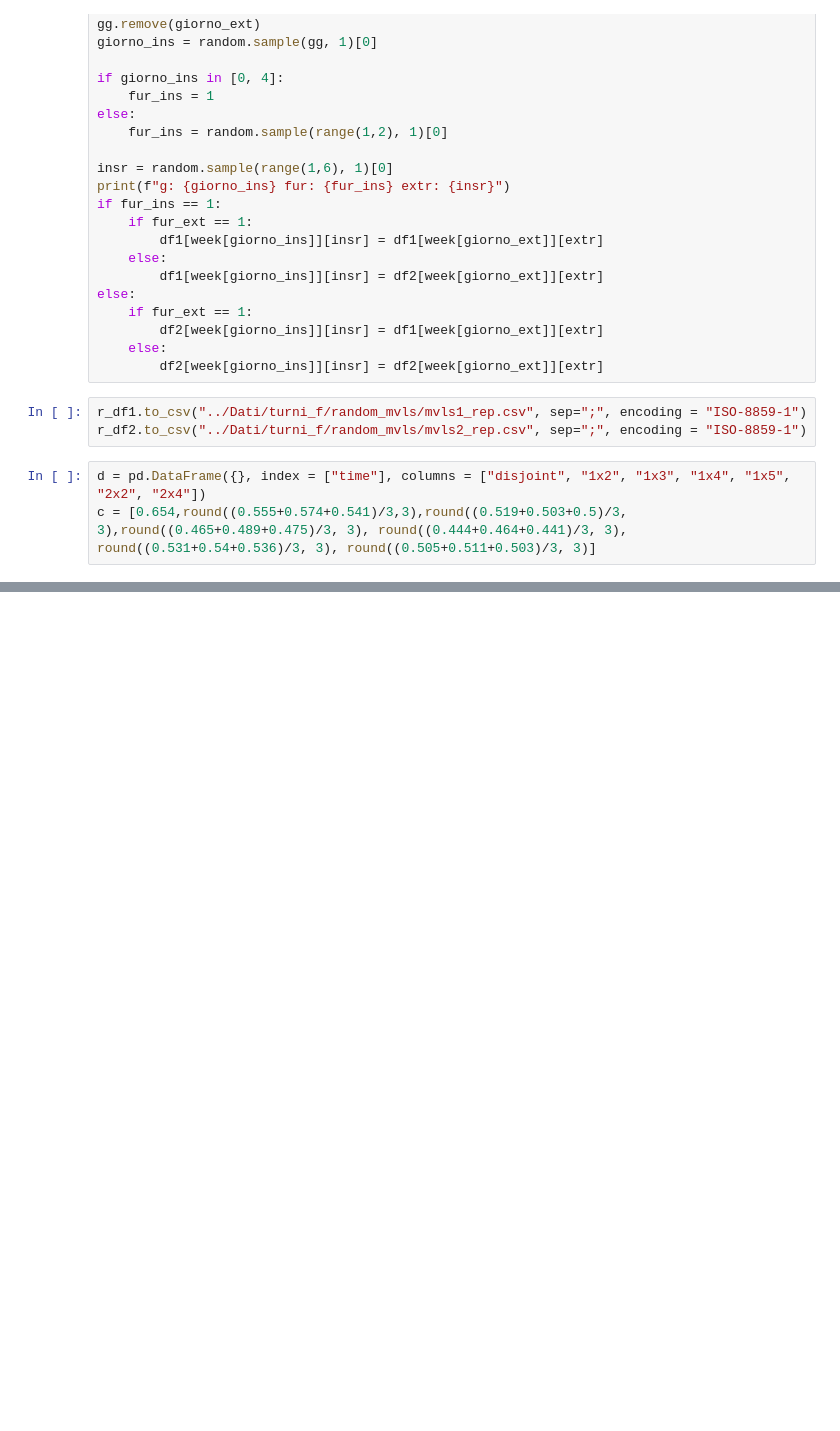
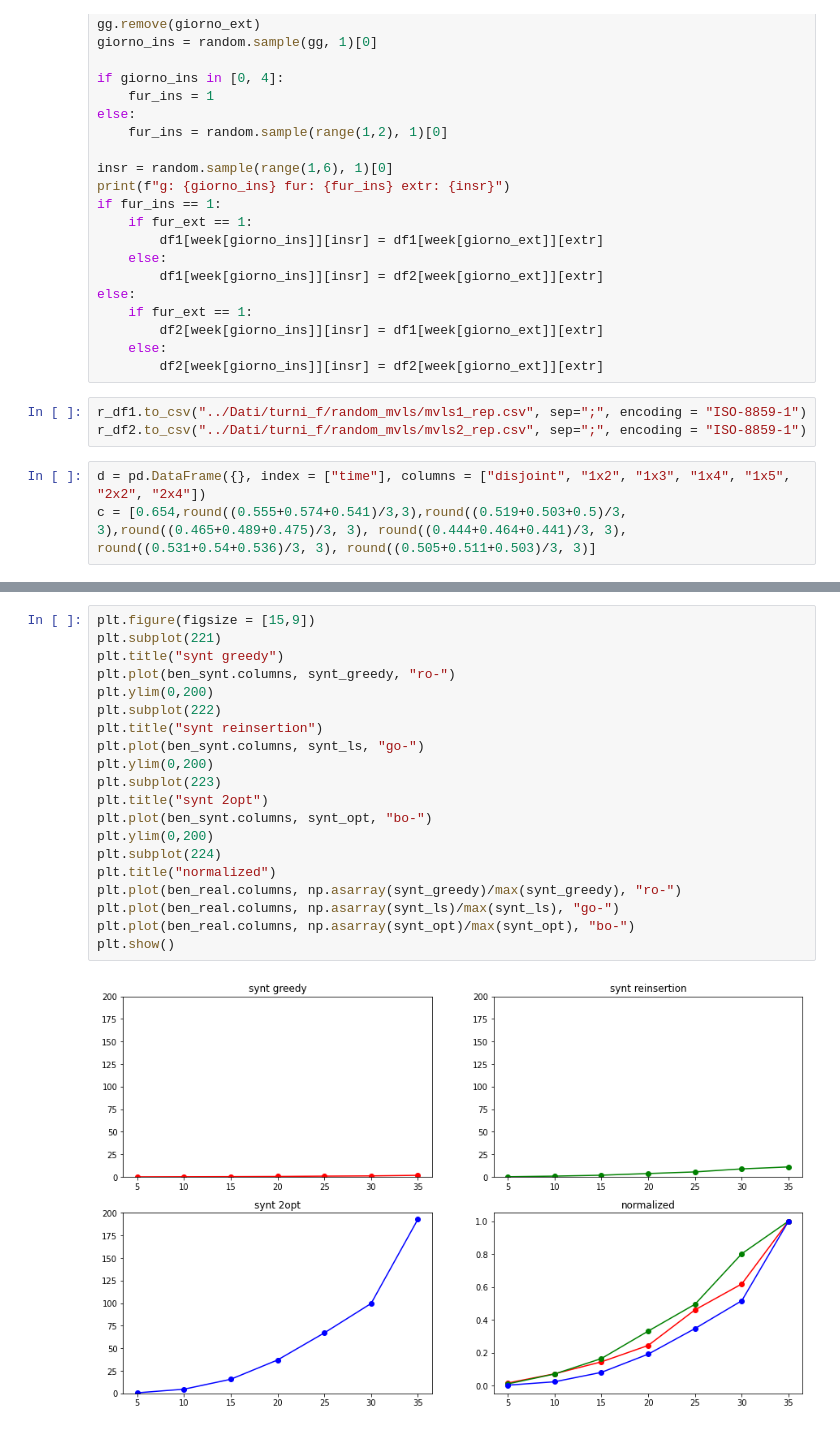
Before and after one commit to MassimoCavagna/Bachelor-Thesis, a Jupyter notebook: Algoritmi/Test.ipynb, the cells around one changed output, grey strips where cells are left out. Saved outputs shown, nothing was run; the diff lists cells and outputs as text; blank space fills up the shorter version.

```diff
--- a/Algoritmi/Test.ipynb
+++ b/Algoritmi/Test.ipynb
@@ -227,0 +274,22 @@ d.to_csv("../Dati/altro/benchmark_mvsl.csv", sep=";", encoding = "ISO-8859-1")
+# %%
+plt.figure(figsize = [15,9])
+plt.subplot(221)
+plt.title("synt greedy")
+plt.plot(ben_synt.columns, synt_greedy, "ro-")
+plt.ylim(0,200)
+plt.subplot(222)
+plt.title("synt reinsertion")
+plt.plot(ben_synt.columns, synt_ls, "go-")
+plt.ylim(0,200)
+plt.subplot(223)
+plt.title("synt 2opt")
+plt.plot(ben_synt.columns, synt_opt, "bo-")
+plt.ylim(0,200)
+plt.subplot(224)
+plt.title("normalized")
+plt.plot(ben_real.columns, np.asarray(synt_greedy)/max(synt_greedy), "ro-")
+plt.plot(ben_real.columns, np.asarray(synt_ls)/max(synt_ls), "go-")
+plt.plot(ben_real.columns, np.asarray(synt_opt)/max(synt_opt), "bo-")
+plt.show()
+# %% [output]
+[figure, added]
```
Also changed, not shown: parts of 5 cells of this notebook, 2 other files.
